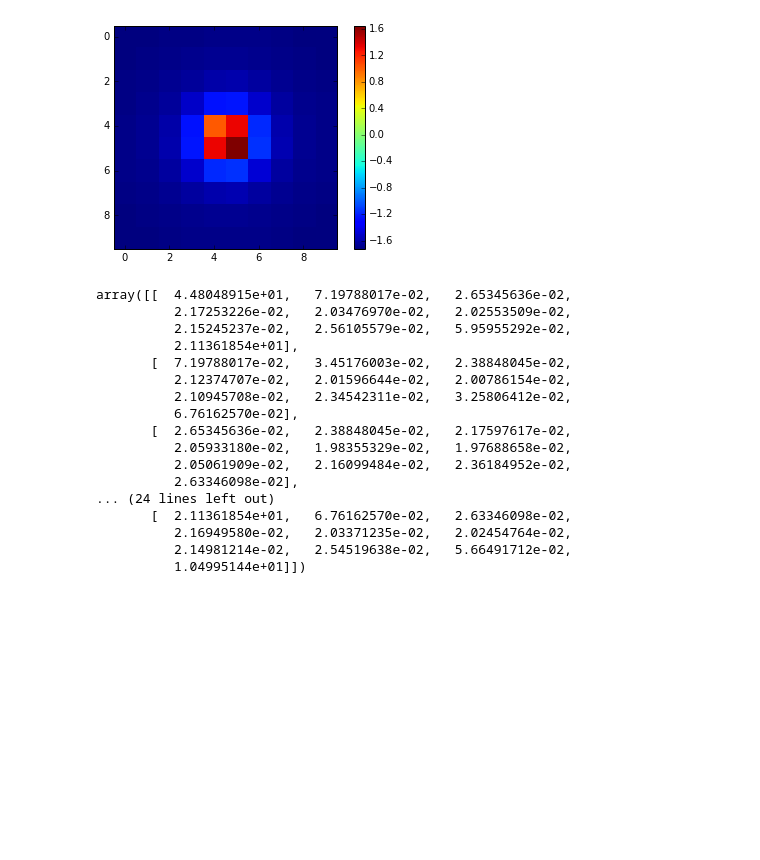
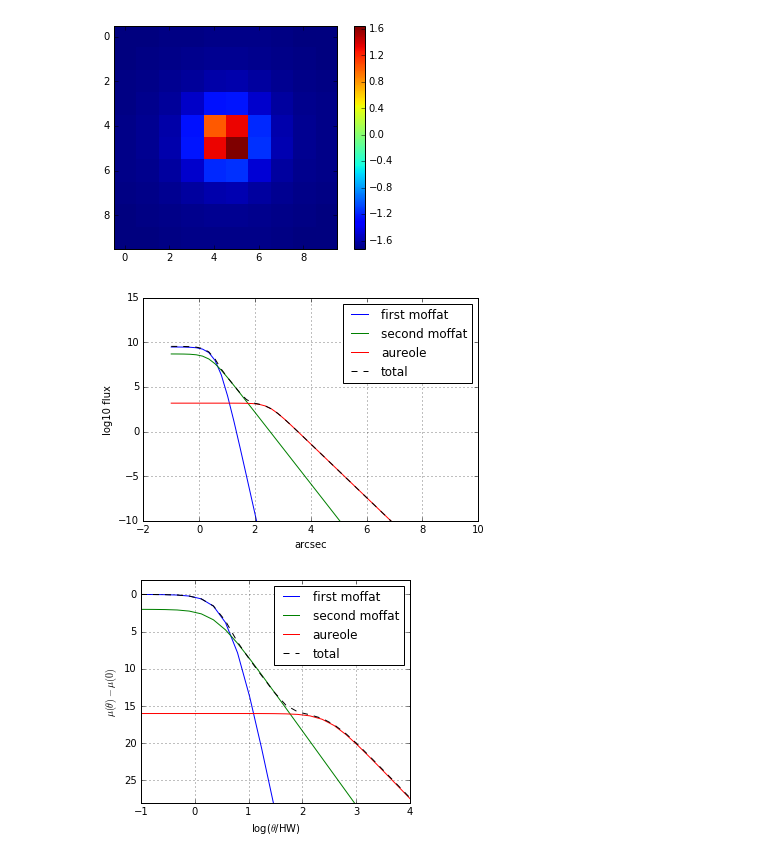
Before and after one commit to lokhorst/HalphaScripts, a Jupyter notebook: EagleSimScripts/psf_image_conv_compareSFandnonSR.ipynb, the cells around one changed output. Cells and saved outputs as stored; diff of their text form; code cells hidden in the pictures; blank space fills up the shorter version.

```diff
--- a/EagleSimScripts/psf_image_conv_compareSFandnonSR.ipynb
+++ b/EagleSimScripts/psf_image_conv_compareSFandnonSR.ipynb
@@ -415,23 +548,57 @@ plt.show()
 [figure]
 [figure]
 [figure]
-# %%
-convolved_withSF
-# %% [output]
-array([[  4.48048915e+01,   7.19788017e-02,   2.65345636e-02,
-          2.17253226e-02,   2.03476970e-02,   2.02553509e-02,
-          2.15245237e-02,   2.56105579e-02,   5.95955292e-02,
-          2.11361854e+01],
-       [  7.19788017e-02,   3.45176003e-02,   2.38848045e-02,
-          2.12374707e-02,   2.01596644e-02,   2.00786154e-02,
-          2.10945708e-02,   2.34542311e-02,   3.25806412e-02,
-          6.76162570e-02],
-       [  2.65345636e-02,   2.38848045e-02,   2.17597617e-02,
-          2.05933180e-02,   1.98355329e-02,   1.97688658e-02,
-          2.05061909e-02,   2.16099484e-02,   2.36184952e-02,
-          2.63346098e-02],
-... (24 lines left out)
-       [  2.11361854e+01,   6.76162570e-02,   2.63346098e-02,
-          2.16949580e-02,   2.03371235e-02,   2.02454764e-02,
-          2.14981214e-02,   2.54519638e-02,   5.66491712e-02,
-          1.04995144e+01]])
+# %%
+#theta = np.arange(0,100,0.1)
+theta = 10.0**np.linspace(-1.0, 10.0, 50)  # arcsec
+fwhm = 3./206265.
+flux1 = 0.98*0.8*moffat(theta/206265, fwhm, beta=7)
+flux2 = 0.98*0.2*moffat(theta/206265, fwhm, beta=2)
+flux3 = 0.02*aureole_profile(theta/206265, fwhm, 50.)
+fluxtotal = flux1+flux2+flux3
+
+## for mag2 and mag3, adding constant value to push them down a bit -- not exactly sure where these come from,
+## used the value from the aureole from Bob and Bob doesn't plot the moffat 2 by itself, so just guessed that one
+mag1 = 2.5*np.log10(flux1[0])-2.5*np.log10(flux1)         # Moffat 1
+mag2 = 2 + 2.5*np.log10(flux2[0])-2.5*np.log10(flux2)         # Moffat 2
+mag3 = 16. + 2.5*np.log10(flux3[0])-2.5*np.log10(flux3)         # Aureole
+magtotal = 2.5*np.log10(fluxtotal[0])-2.5*np.log10(fluxtotal)
+
+## First plot in flux
+fig, ax1 = plt.subplots(1,1)
+ax1.plot(np.log10(theta), np.log10(flux1), label='first moffat')
+ax1.plot(np.log10(theta), np.log10(flux2), label='second moffat')
+ax1.plot(np.log10(theta), np.log10(flux3), label='aureole')
+ax1.plot(np.log10(theta), np.log10(fluxtotal),'k--', label='total')
+ax1.set_ylim(-10,15)
+ax1.set_ylabel('log10 flux')
+ax1.set_xlabel('arcsec')
+ax1.grid()
+ax1.legend()
+
+## Second plot in mags
+### need to add weird formatting stuff if want to plot exactly the same way as Bob (with mags and such)
+fig, ax2 = plt.subplots(1,1)
+ax2.plot(np.log10(theta), mag1, label='first moffat')
+ax2.plot(np.log10(theta), mag2, label='second moffat')
+ax2.plot(np.log10(theta), mag3, label='aureole')
+ax2.plot(np.log10(theta), magtotal,'k--', label='total')
+ax2.grid()
+ax2.legend()
+
+with warnings.catch_warnings():
+    warnings.simplefilter("ignore")
+    plt.gca().set_ylim(ymin=-2)
+    plt.gca().set_ylim(ymax=28)
+    plt.gca().set_xlim(xmin=-1)
+    plt.gca().set_xlim(xmax=4)
+    xl0,xl1 = plt.gca().get_xlim()
+    yl0,yl1 = plt.gca().get_ylim()
+    plt.gca().set_aspect(0.83*(xl1-xl0)/(yl1-yl0))
+    plt.gca().set_xlabel(r'log($\theta$/HW)')
+    plt.gca().set_ylabel(r'$\mu(\theta) - \mu(0)$')
+    plt.gca().invert_yaxis()
+    plt.legend()
+# %% [output]
+[figure, added]
+[figure, added]
```
Also changed, not shown: parts of 13 cells of this notebook, 5 other files.
